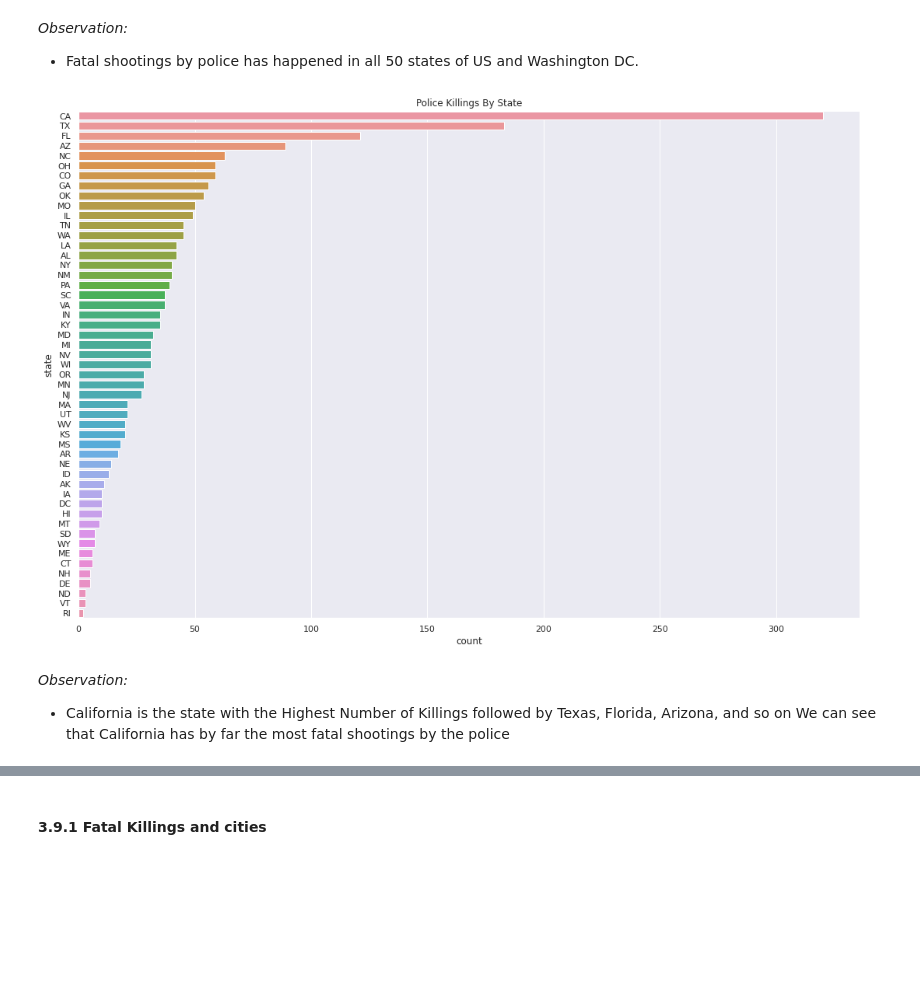
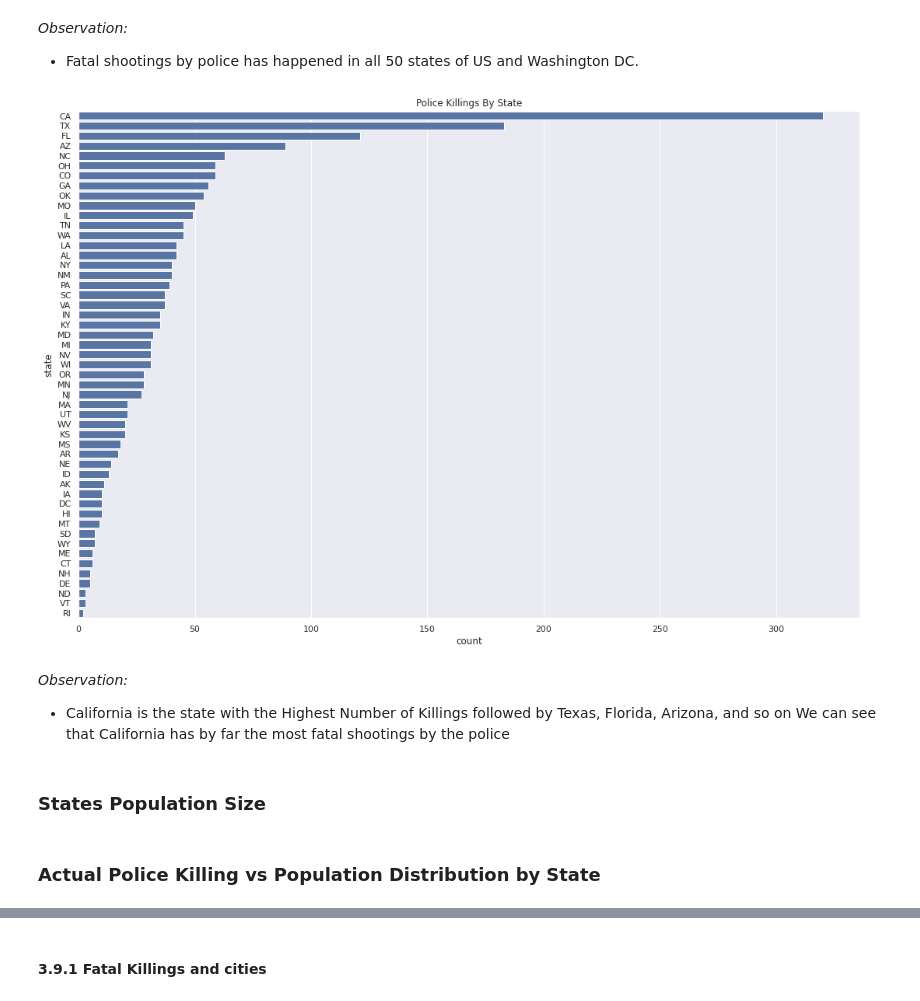
Before and after one commit to ibsa21/Police-brutality-DS-ML, a Jupyter notebook: police_brutality_analysis.ipynb, the cells around one changed output, grey strips where cells are left out. Saved outputs shown, nothing was run; the diff lists cells and outputs as text; code cells hidden in the pictures; blank space fills up the shorter version.

```diff
--- a/police_brutality_analysis.ipynb
+++ b/police_brutality_analysis.ipynb
@@ -51,7 +51,7 @@ warnings.filterwarnings('ignore')
 # %% [markdown]
 ### 2.2 Loading the database
 # %%
-def load_data(pd:pd, fileURL:str)->pd.DataFrame:
+def load_data(pd:pd.DataFrame, fileURL:str)->pd.DataFrame:
   '''Loads data'''
   return pd.read_csv(fileURL)
 # %%
@@ -532,12 +532,14 @@ data['state'].unique().size
 - Fatal shootings by police has happened in all 50 states of US and Washington DC.
 # %%
 plt.figure(figsize=(18, 12))
-sb.countplot(y="state", data=data,order=data.state.value_counts().index)
+sb.countplot(y="state", data=data,order=data.state.value_counts().index, color = base_color)
 plt.title('Police Killings By State')
 plt.show()
 # %% [output]
-[figure, old version]
+[figure, new version]
 # %% [markdown]
 <i>Observation:</i> <br>
 - California is the state with the Highest Number of Killings followed by Texas, Florida, Arizona, and so on
 We can see that California has by far the most fatal shootings by the police
+# %% [markdown]
+### States Population Size
@@ -543,0 +601,2 @@ We can see that California has by far the most fatal shootings by the police
+# %% [markdown]
+### Actual Police Killing vs Population Distribution by State
```
Also changed, not shown: parts of 17 cells of this notebook.
